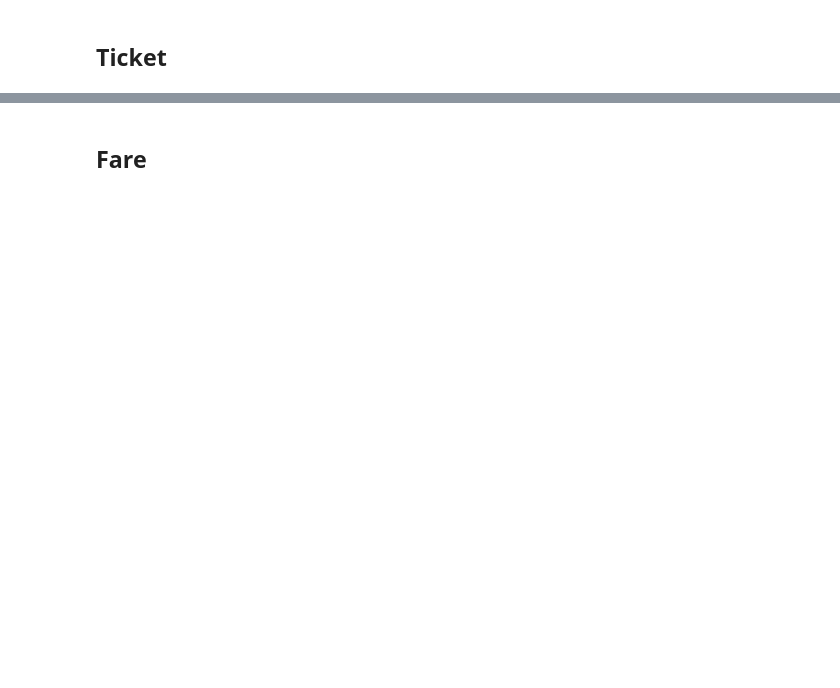
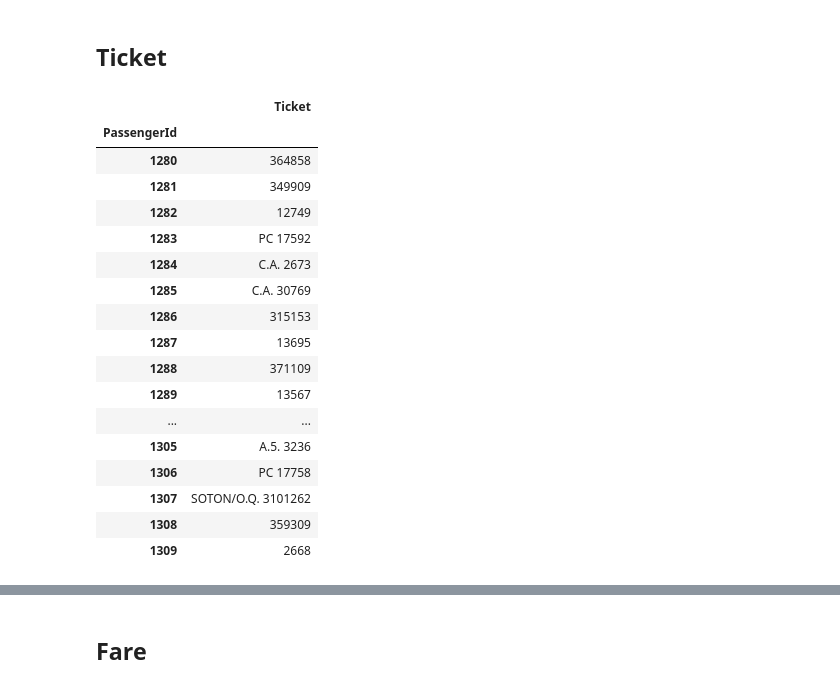
Before and after one commit to alxgrin/kaggle, a Jupyter notebook: titanic/prepare.ipynb, the cells around one changed output, grey strips where cells are left out. Cells and saved outputs as stored; diff of their text form; code cells hidden in the pictures; blank space fills up the shorter version.

```diff
--- a/notebooks/titanic/prepare.ipynb
+++ b/titanic/prepare.ipynb
@@ -208,0 +303,7 @@ Name: Title, dtype: int64
+# %%
+cnt = df["Name_LastName"].value_counts()
+
+df["Name_LastName"] = df["Name_LastName"].map(
+    lambda x: "Others" if x in cnt[cnt == 1].index else x
+)
+df["Name_LastName"].value_counts()
@@ -209,3 +324,9 @@ Name: Title, dtype: int64
+# %%
+df["Name_FirstName"] = le.fit_transform(df["Name_FirstName"])
+df["Name_Title"] = le.fit_transform(df["Name_Title"])
+df["Name_LastName"] = le.fit_transform(df["Name_LastName"])
+# %%
+df.drop("Name", axis=1, inplace=True)
 # %% [markdown]
 ## Sex
 # %%
@@ -255,3 +390,24 @@ df["IsAlone"] = (df["FamilySize"] == 1).astype(int)
 # %% [markdown]
 ## Ticket
+# %%
+df[["Ticket"]][-30:]
+# %% [output]
+|  | Ticket |
+| PassengerId |  |
+| 1280 | 364858 |
+| 1281 | 349909 |
+| 1282 | 12749 |
+| 1283 | PC 17592 |
+| 1284 | C.A. 2673 |
+| 1285 | C.A. 30769 |
+| 1286 | 315153 |
+| 1287 | 13695 |
+| 1288 | 371109 |
+| 1289 | 13567 |
+| ... | ... |
+| 1305 | A.5. 3236 |
+| 1306 | PC 17758 |
+| 1307 | SOTON/O.Q. 3101262 |
+| 1308 | 359309 |
+| 1309 | 2668 |
 # %%
```
Also changed, not shown: parts of 51 cells of this notebook, 15 other files.
